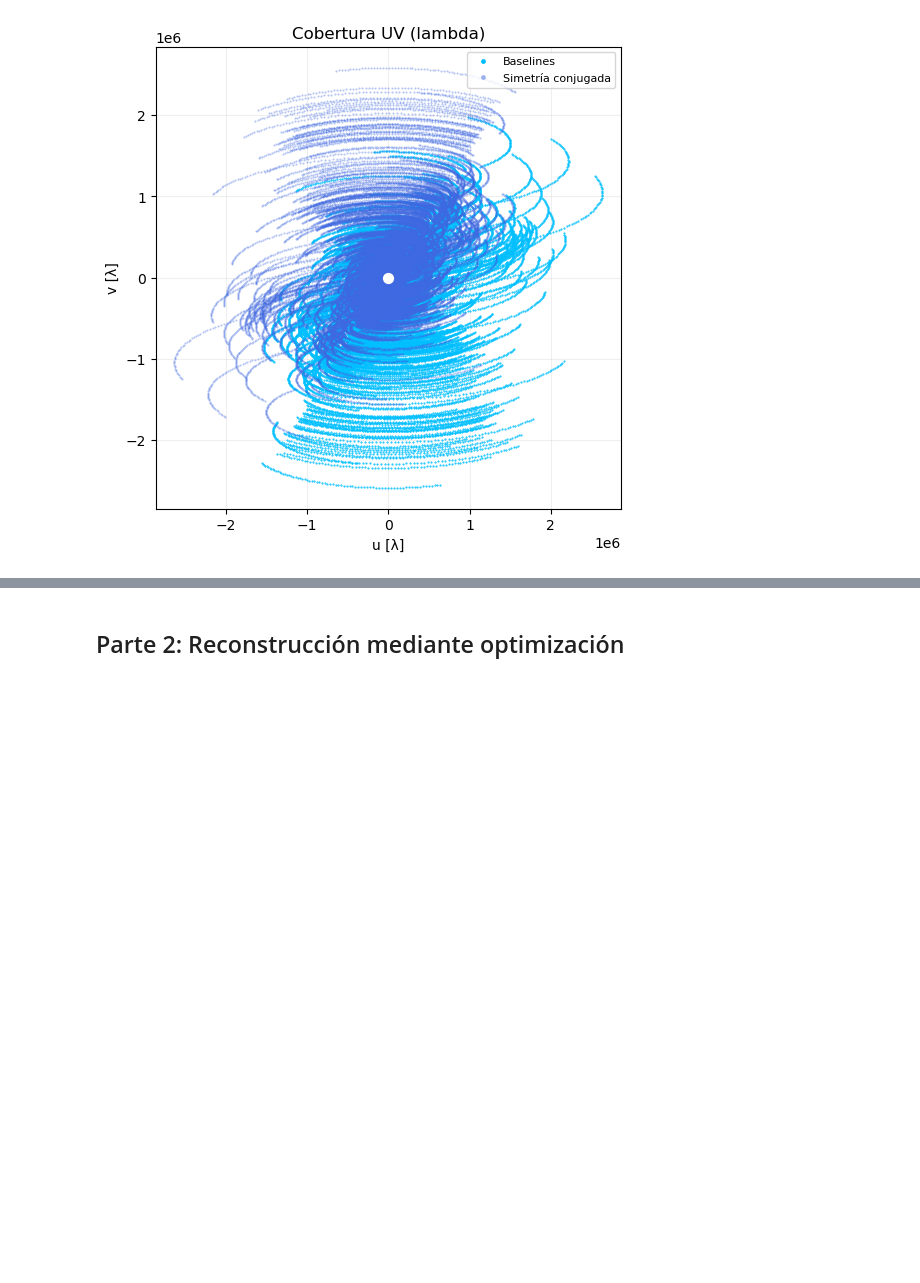
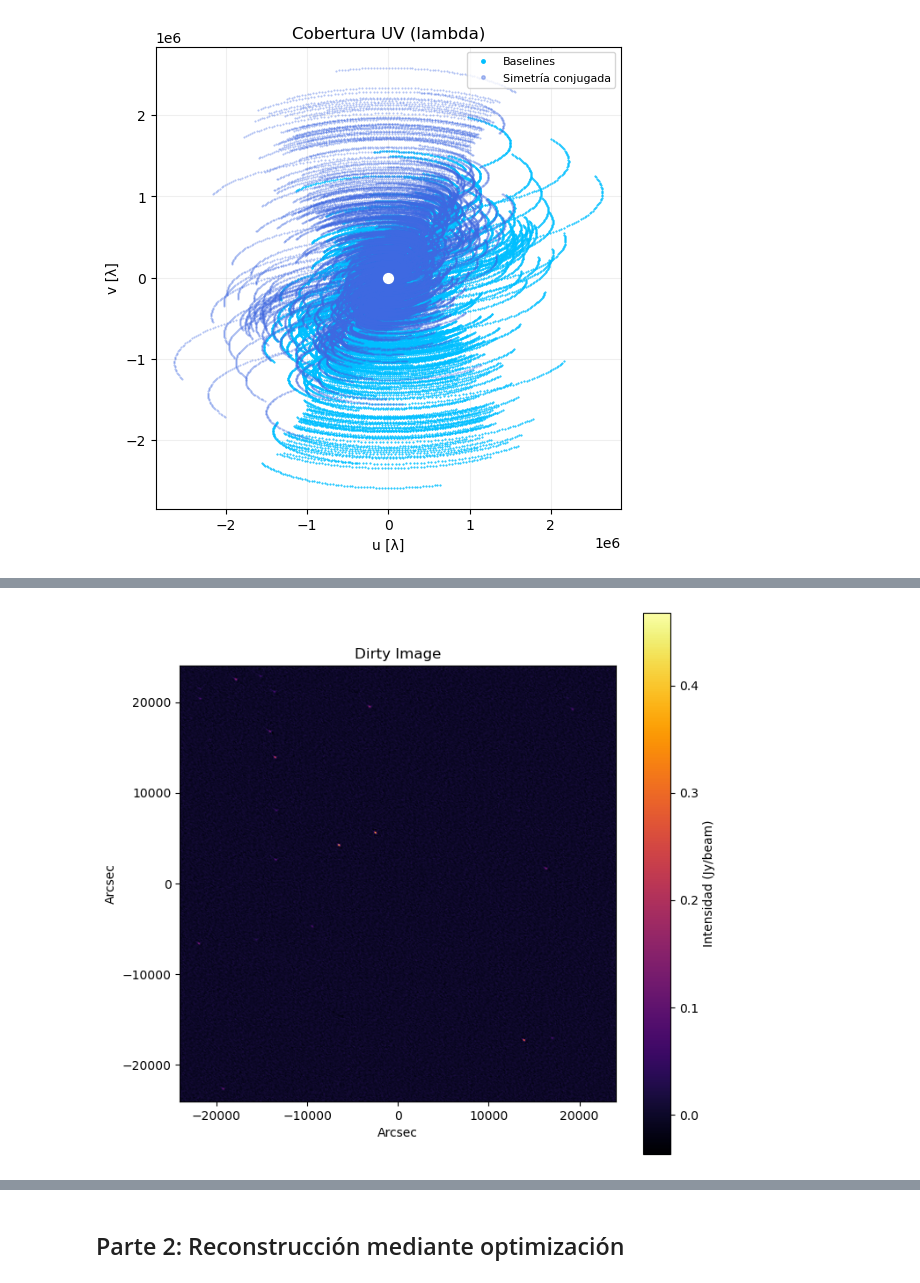
Before and after one commit to Mieres7/RadioInterferometry, a Jupyter notebook: lab2/laboratory2.ipynb, the cells around one changed output, grey strips where cells are left out. Cells and saved outputs as stored; diff of their text form; code cells hidden in the pictures; blank space fills up the shorter version.

```diff
--- a/lab2/laboratory2.ipynb
+++ b/lab2/laboratory2.ipynb
@@ -82,0 +108,4 @@ Wall time: 72.3 ms
+# %%
+dirty_noisy = plot_dirty_image(VG_noisy, grid_config['du'])
+# %% [output]
+[figure, added]
```
Also changed, not shown: parts of 19 cells of this notebook, 7 other files.
